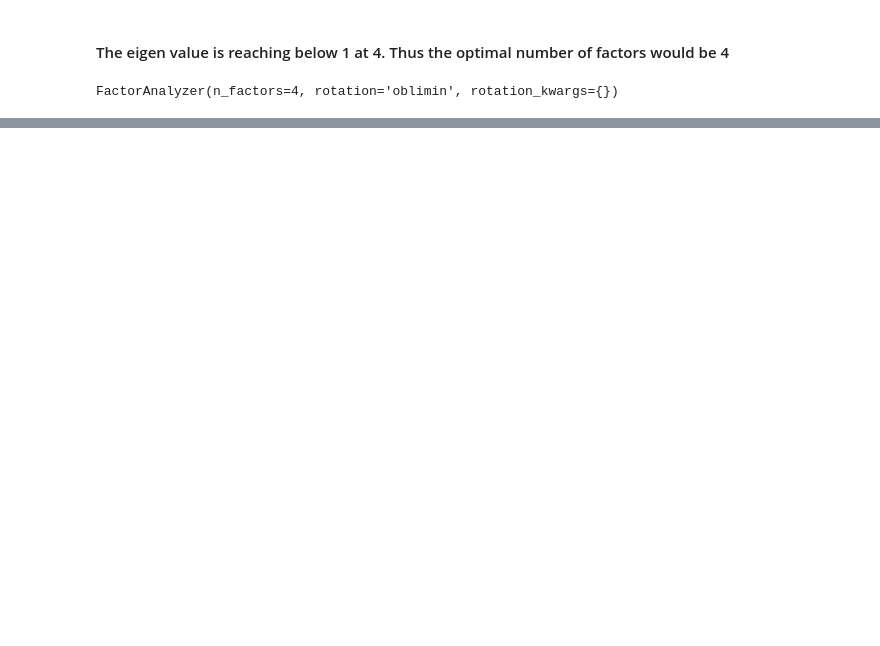
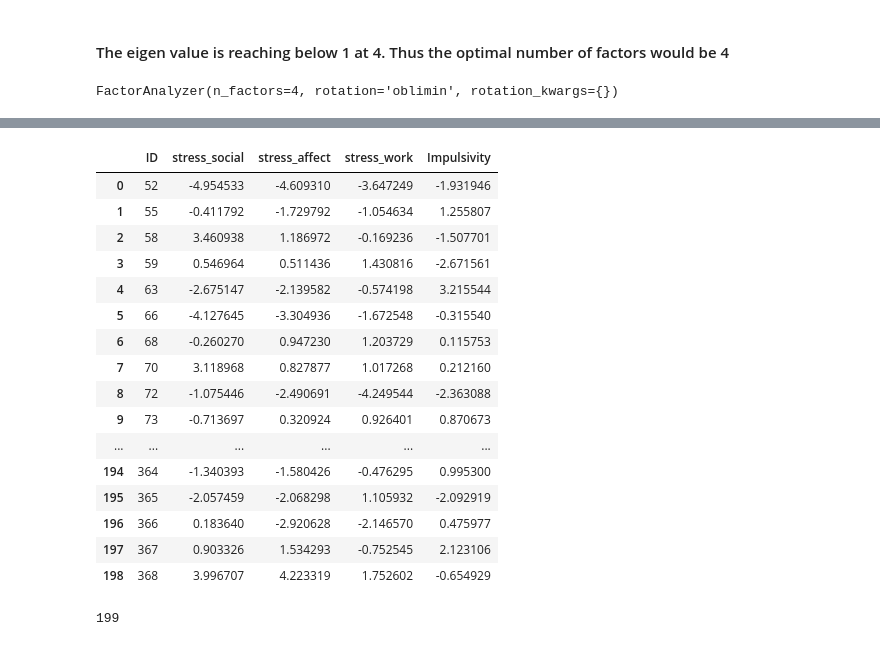
Before and after one commit to 2020201079/brsm-project, a Jupyter notebook: BRSM_Project.ipynb, the cells around one changed output, grey strips where cells are left out. Saved outputs shown, nothing was run; the diff lists cells and outputs as text; code cells hidden in the pictures; blank space fills up the shorter version.

```diff
--- a/BRSM_Project.ipynb
+++ b/BRSM_Project.ipynb
@@ -496,3 +565,6 @@ factors
 | TICS_SOTE | 0.570090 | 0.200374 | 0.043403 | 0.135063 |
 | TICS_WODI | 0.149649 | 0.503230 | 0.126324 | 0.182445 |
 | TICS_WOOV | 0.108434 | -0.148300 | 0.811975 | -0.067584 |
+# %%
+df_stress_reduced = df_stress.dot(factors)
+df_stress_reduced.head()
@@ -498,0 +579,20 @@ factors
+# %%
+df_stress_reduced.reset_index()
+# %% [output]
+|  | ID | stress_social | stress_affect | stress_work | Impulsivity |
+| 0 | 52 | -4.954533 | -4.609310 | -3.647249 | -1.931946 |
+| 1 | 55 | -0.411792 | -1.729792 | -1.054634 | 1.255807 |
+| 2 | 58 | 3.460938 | 1.186972 | -0.169236 | -1.507701 |
+| 3 | 59 | 0.546964 | 0.511436 | 1.430816 | -2.671561 |
+| 4 | 63 | -2.675147 | -2.139582 | -0.574198 | 3.215544 |
+| 5 | 66 | -4.127645 | -3.304936 | -1.672548 | -0.315540 |
+| 6 | 68 | -0.260270 | 0.947230 | 1.203729 | 0.115753 |
+| 7 | 70 | 3.118968 | 0.827877 | 1.017268 | 0.212160 |
+| 8 | 72 | -1.075446 | -2.490691 | -4.249544 | -2.363088 |
+| 9 | 73 | -0.713697 | 0.320924 | 0.926401 | 0.870673 |
+| ... | ... | ... | ... | ... | ... |
+| 194 | 364 | -1.340393 | -1.580426 | -0.476295 | 0.995300 |
+| 195 | 365 | -2.057459 | -2.068298 | 1.105932 | -2.092919 |
+| 196 | 366 | 0.183640 | -2.920628 | -2.146570 | 0.475977 |
+| 197 | 367 | 0.903326 | 1.534293 | -0.752545 | 2.123106 |
+| 198 | 368 | 3.996707 | 4.223319 | 1.752602 | -0.654929 |
@@ -498,0 +603,4 @@ factors
+# %%
+len(df_final)
+# %% [output]
+199
```
Also changed, not shown: parts of 33 cells of this notebook.
